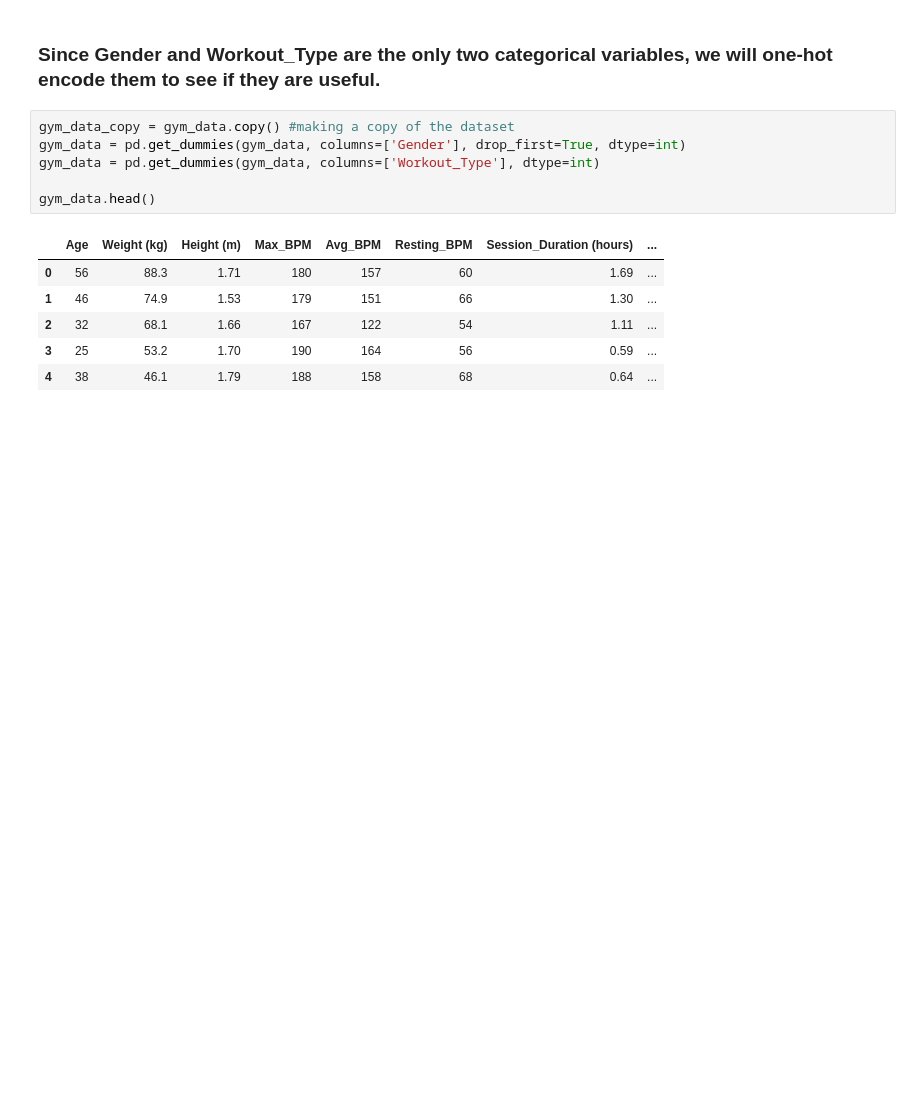
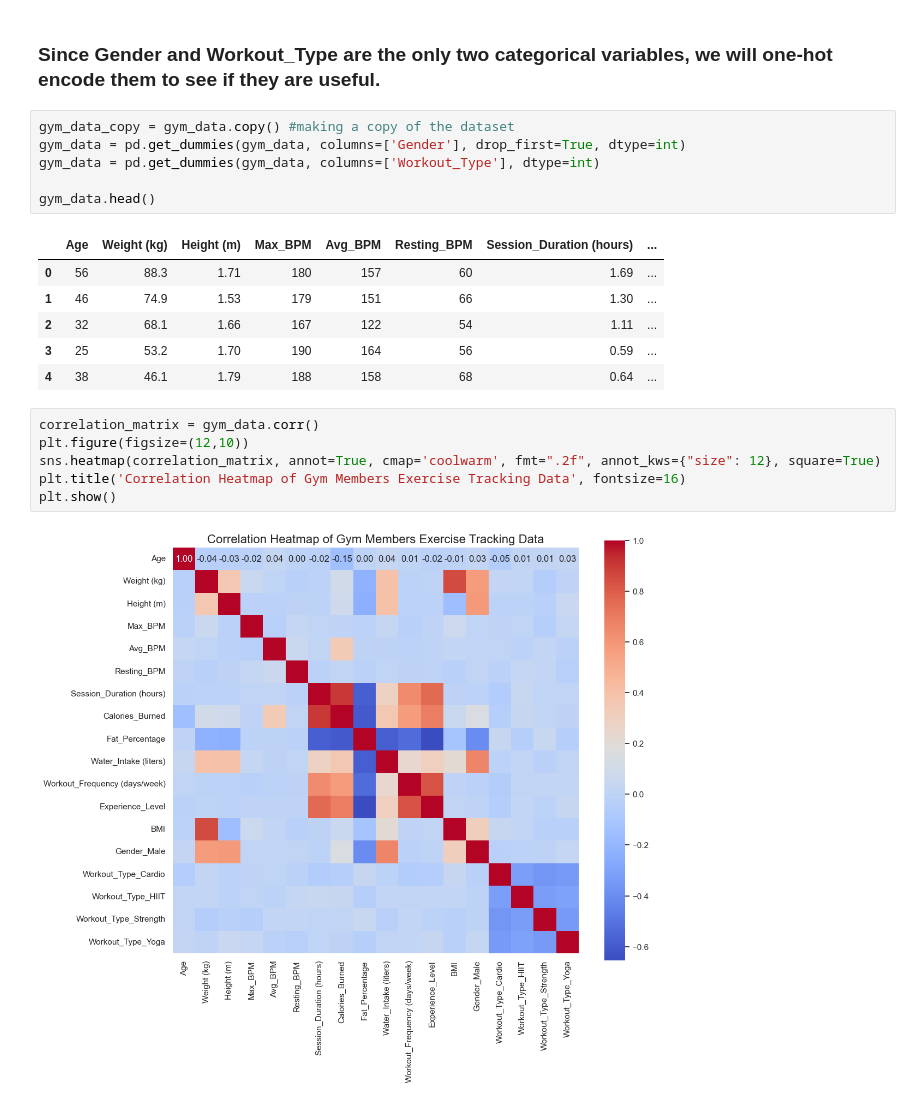
Before and after one commit to ReubenChatterjee/DS-Projects, a Jupyter notebook: fitness-data-relationships/notebook.ipynb, the cells around one changed output. Saved outputs shown, nothing was run; the diff lists cells and outputs as text; blank space fills up the shorter version.

```diff
--- a/fitness-data-relationships/notebook.ipynb
+++ b/fitness-data-relationships/notebook.ipynb
@@ -140,3 +140,11 @@ gym_data.head()
 | 2 | 32 | 68.1 | 1.66 | 167 | 122 | 54 | 1.11 | ... |
 | 3 | 25 | 53.2 | 1.70 | 190 | 164 | 56 | 0.59 | ... |
 | 4 | 38 | 46.1 | 1.79 | 188 | 158 | 68 | 0.64 | ... |
+# %%
+correlation_matrix = gym_data.corr()
+plt.figure(figsize=(12,10))
+sns.heatmap(correlation_matrix, annot=True, cmap='coolwarm', fmt=".2f", annot_kws={"size": 12}, square=True)
+plt.title('Correlation Heatmap of Gym Members Exercise Tracking Data', fontsize=16)
+plt.show()
+# %% [output]
+[figure, added]
```
Also changed, not shown: parts of 1 cell of this notebook.
